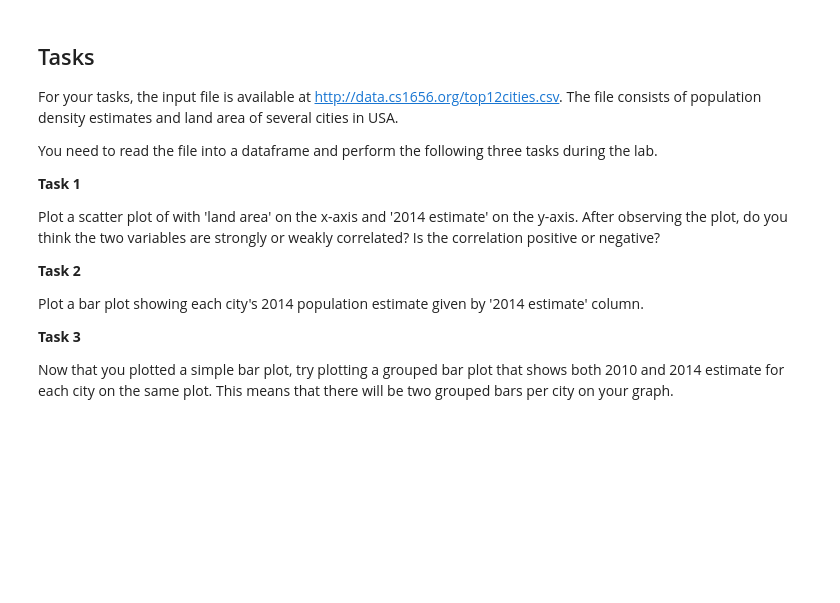
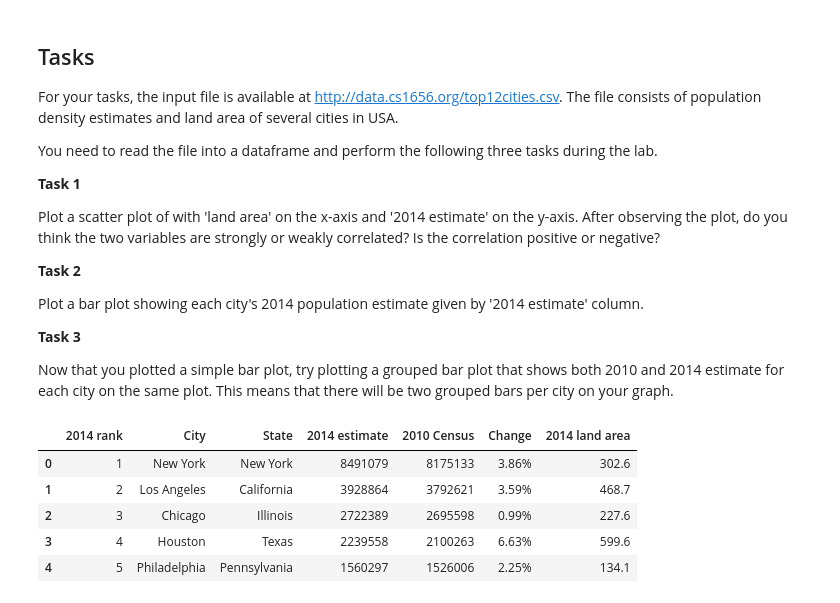
Before and after one commit to paige080298/DataScience_Introduction, a Jupyter notebook: rec02.ipynb, the cells around one changed output. Cells and saved outputs as stored; diff of their text form; code cells hidden in the pictures; blank space fills up the shorter version.

```diff
--- a/rec02.ipynb
+++ b/rec02.ipynb
@@ -197,3 +261,14 @@ Plot a bar plot showing each city's 2014 population estimate given by '2014 esti
 **Task 3**
 
 Now that you plotted a simple bar plot, try plotting a grouped bar plot that shows both 2010 and 2014 estimate for each city on the same plot. This means that there will be two grouped bars per city on your graph.
+# %%
+# Reading the file into dataframe
+df = pd.read_csv('http://data.cs1656.org/top12cities.csv')
+df.head()
+# %% [output]
+|  | 2014 rank | City | State | 2014 estimate | 2010 Census | Change | 2014 land area |
+| 0 | 1 | New York | New York | 8491079 | 8175133 | 3.86% | 302.6 |
+| 1 | 2 | Los Angeles | California | 3928864 | 3792621 | 3.59% | 468.7 |
+| 2 | 3 | Chicago | Illinois | 2722389 | 2695598 | 0.99% | 227.6 |
+| 3 | 4 | Houston | Texas | 2239558 | 2100263 | 6.63% | 599.6 |
+| 4 | 5 | Philadelphia | Pennsylvania | 1560297 | 1526006 | 2.25% | 134.1 |
```
Also changed, not shown: parts of 14 cells of this notebook.
